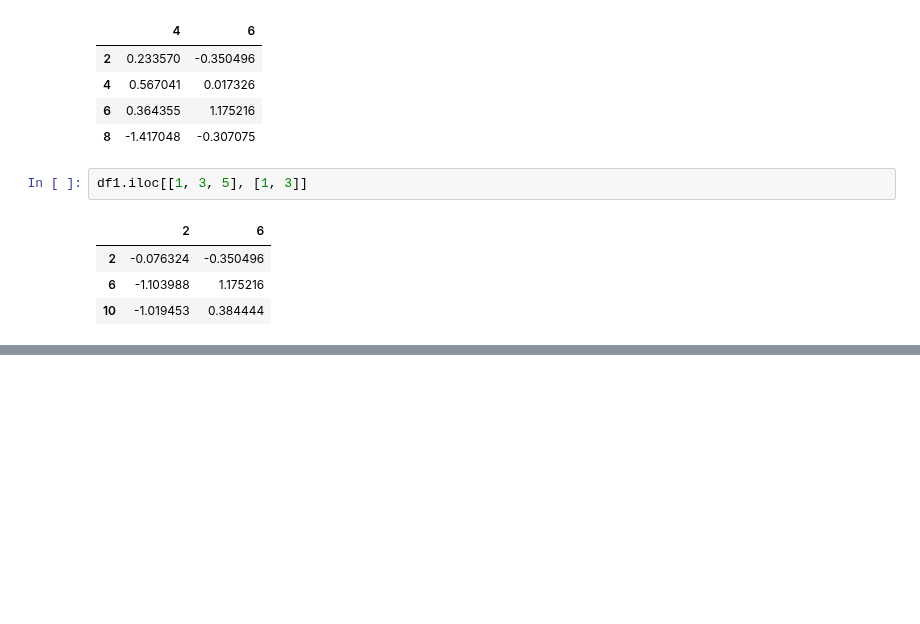
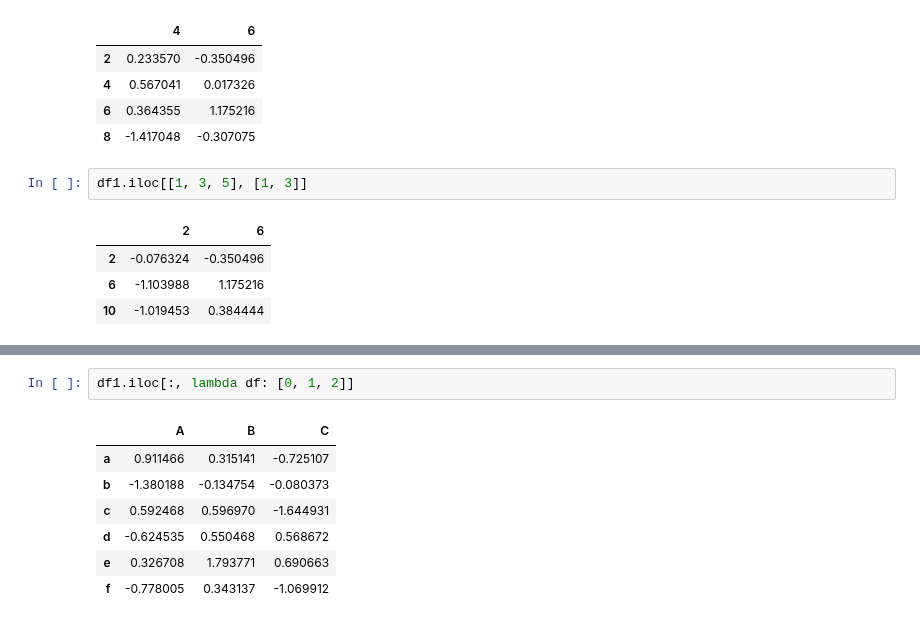
Before and after one commit to manasesmutembei11/ML, a Jupyter notebook: pandas/indexing_and_selecting.ipynb, the cells around one changed output, grey strips where cells are left out. Drawn from its saved outputs; the diff is of its cells as text; blank space fills up the shorter version.

```diff
--- a/pandas/indexing_and_selecting.ipynb
+++ b/pandas/indexing_and_selecting.ipynb
@@ -402,0 +434,10 @@ df1.iloc[[1, 3, 5], [1, 3]]
+# %%
+df1.iloc[:, lambda df: [0, 1, 2]]
+# %% [output]
+|  | A | B | C |
+| a | 0.911466 | 0.315141 | -0.725107 |
+| b | -1.380188 | -0.134754 | -0.080373 |
+| c | 0.592468 | 0.596970 | -1.644931 |
+| d | -0.624535 | 0.550468 | 0.568672 |
+| e | 0.326708 | 1.793771 | 0.690663 |
+| f | -0.778005 | 0.343137 | -1.069912 |
```
Also changed, not shown: parts of 11 cells of this notebook.
